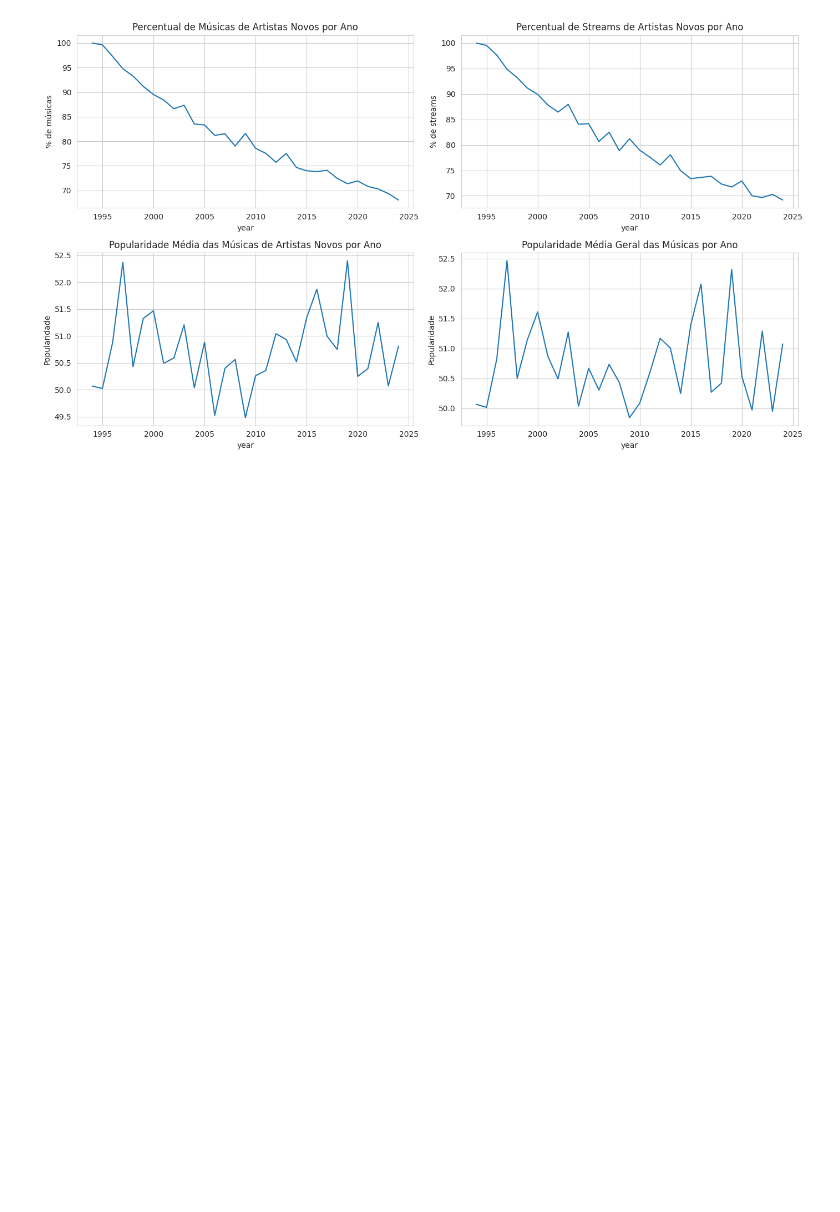
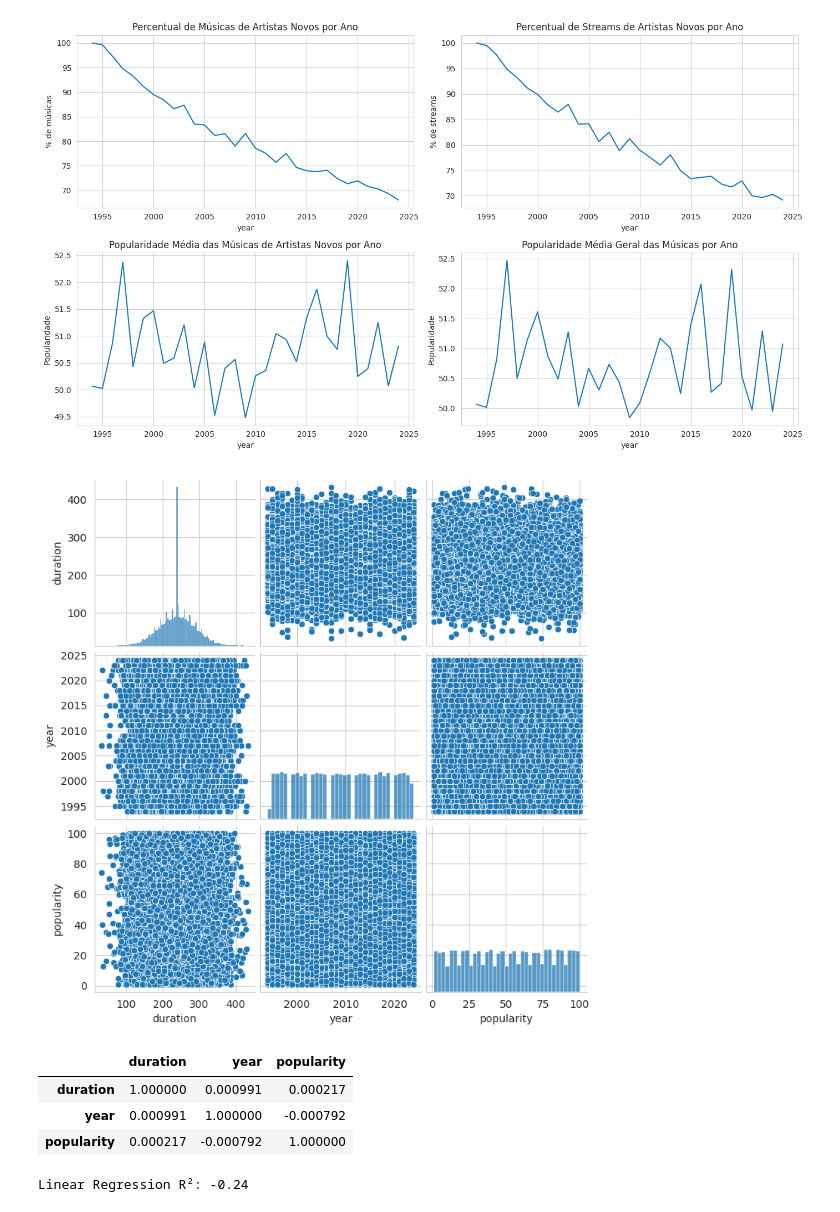
Before and after one commit to SW-Samuel/Spotify-Songs-Analysis, a Jupyter notebook: spotify_analystic.ipynb, the cells around one changed output. Cells and saved outputs as stored; diff of their text form; code cells hidden in the pictures; blank space fills up the shorter version.

```diff
--- a/spotify_analystic.ipynb
+++ b/spotify_analystic.ipynb
@@ -369,17 +372,24 @@ Reggae       49.954686  5.141851e+07    971
 Classical    49.649489  5.032964e+07   2542
 [figure]
 # %%
+df['release_date'] = pd.to_datetime(df['release_date'], errors='coerce')
+df = df.dropna(subset=['release_date'])
+df['year'] = df['release_date'].dt.year
+
+year_stats = df.groupby('year').agg({
+    'popularity': 'mean',
+    'stream': 'mean'
+}).reset_index()
+
 fig, ax1 = plt.subplots(figsize=(14,6))
 
-# Primeiro eixo Y (Popularidade)
 color = 'tab:blue'
 ax1.set_xlabel('Ano')
 ax1.set_ylabel('Popularidade Média', color=color)
 sns.lineplot(data=year_stats, x='year', y='popularity', marker='o', ax=ax1, color=color)
 ax1.tick_params(axis='y', labelcolor=color)
 
-# Segundo eixo Y (Streams)
-ax2 = ax1.twinx()  # Compartilha o eixo X
+ax2 = ax1.twinx()
 color = 'tab:green'
 ax2.set_ylabel('Streams Médios', color=color)
 sns.lineplot(data=year_stats, x='year', y='stream', marker='o', ax=ax2, color=color)
@@ -440,3 +450,59 @@ plt.tight_layout()
 plt.show()
 # %% [output]
 [figure]
+# %%
+sns.pairplot(df[['duration', 'year', 'popularity']])
+plt.show()
+
+df[['duration', 'year', 'popularity']].corr()
+# %% [output]
+[figure, added]
+|  | duration | year | popularity |
+| duration | 1.000000 | 0.000991 | 0.000217 |
+| year | 0.000991 | 1.000000 | -0.000792 |
+| popularity | 0.000217 | -0.000792 | 1.000000 |
+# %%
+from sklearn.linear_model import LinearRegression
+
+features = ['genre', 'duration', 'language', 'explicit_content', 'label', 'composer', 'producer', 'year']
+target = 'popularity'
+
+X = df[features]
+y = df[target]
+
+categorical_cols = ['genre', 'language', 'explicit_content', 'label', 'composer', 'producer']
+numerical_cols = ['duration', 'year']
+
+preprocessor = ColumnTransformer(
+    transformers=[
+        ('num', StandardScaler(), numerical_cols),
+        ('cat', OneHotEncoder(handle_unknown='ignore'), categorical_cols)
+    ])
+
+model_lr = Pipeline([
+    ('preprocessor', preprocessor),
+    ('regressor', LinearRegression())
+])
+
+
+model = Pipeline([
+    ('preprocessor', preprocessor),
+    ('regressor', RandomForestRegressor(random_state=42, n_estimators=100))
+])
+
+X_train, X_test, y_train, y_test = train_test_split(X, y, test_size=0.2, random_state=42)
+
+model.fit(X_train, y_train)
+
+y_pred = model.predict(X_test)
+mae = mean_absolute_error(y_test, y_pred)
+r2 = r2_score(y_test, y_pred)
+
+print(f'Mean Absolute Error (MAE): {mae:.2f}')
+print(f'R² Score: {r2:.2f}')
+
+model_lr.fit(X_train, y_train)
+y_pred_lr = model_lr.predict(X_test)
+print(f"Linear Regression R²: {r2_score(y_test, y_pred_lr):.2f}")
+# %% [output]
+Linear Regression R²: -0.24
```
Also changed, not shown: parts of 10 cells of this notebook.
